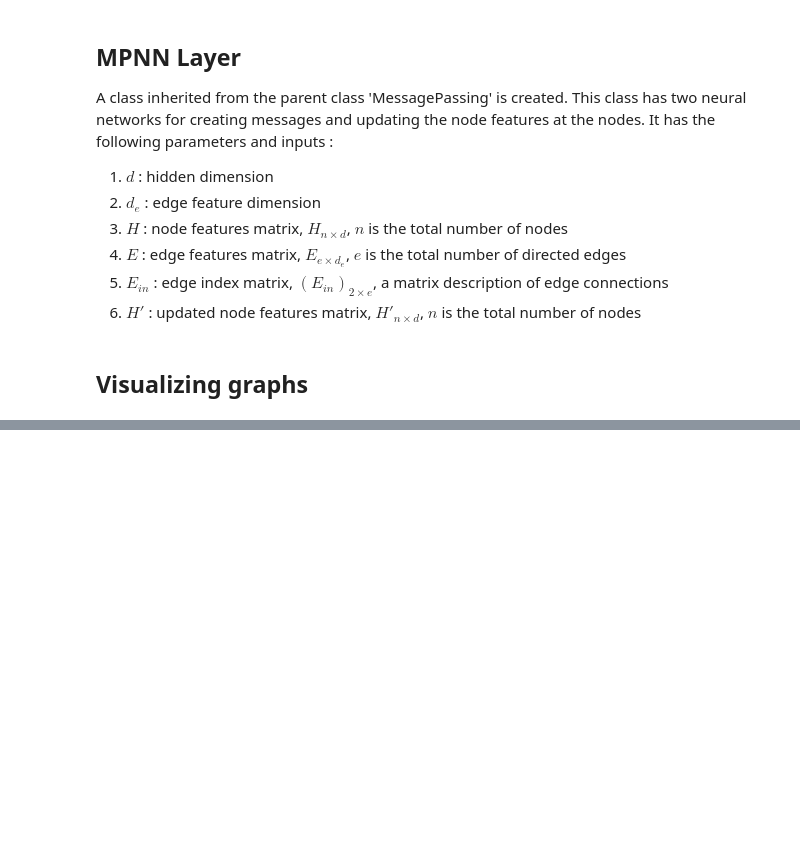
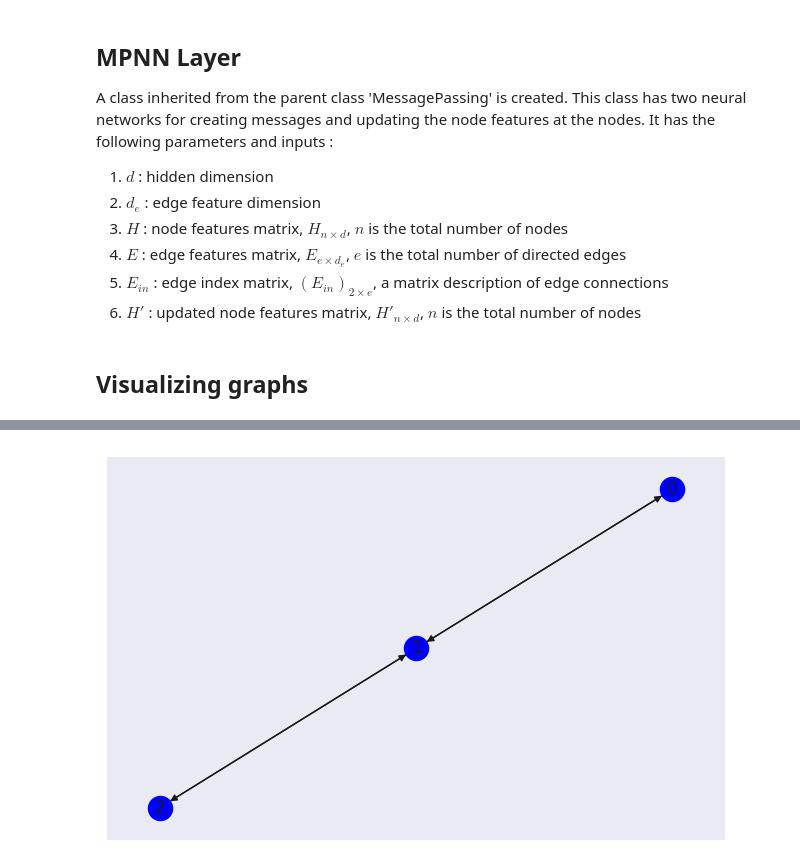
Before and after one commit to ganeshhep/NEURAL_NETWORKS, a Jupyter notebook: nn_basics.ipynb, the cells around one changed output, grey strips where cells are left out. Saved outputs shown, nothing was run; the diff lists cells and outputs as text; code cells hidden in the pictures; blank space fills up the shorter version.

```diff
--- a/nn_basics.ipynb
+++ b/nn_basics.ipynb
@@ -297,0 +817,7 @@ The updated node feature matrix is tensor([[-2.4388,  1.1194,  0.2999, -0.1774,
+# %%
+edge_index = torch.tensor([[0, 1, 1, 2],[1, 0, 2, 1]], dtype = torch.long)
+x = torch.tensor([[-1], [0], [1]], dtype = torch.float)
+data_2 = Data(x, edge_index = edge_index)
+visualize_graph(data_2)
+# %% [output]
+[figure, added]
```
Also changed, not shown: parts of 63 cells of this notebook.
